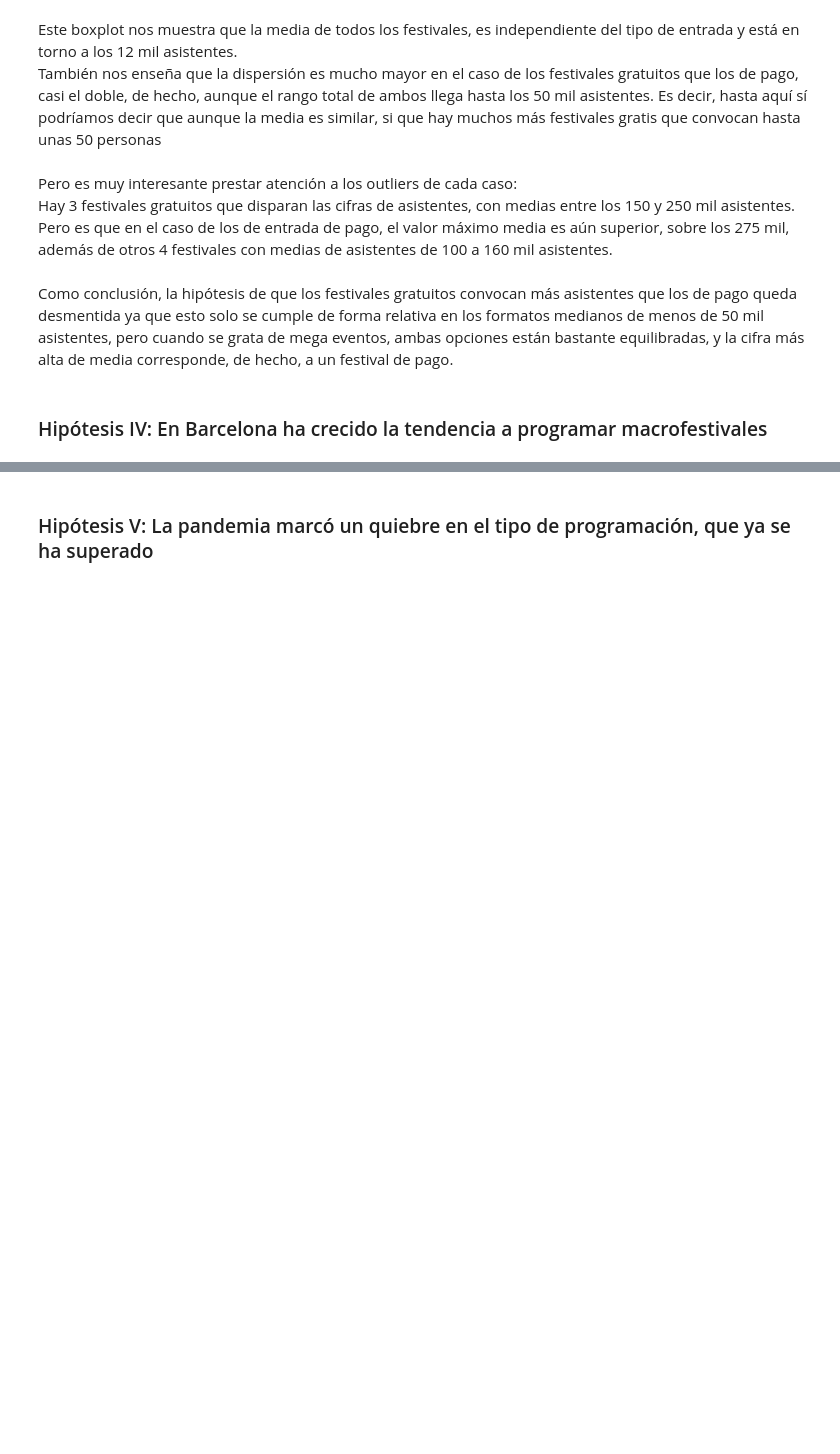
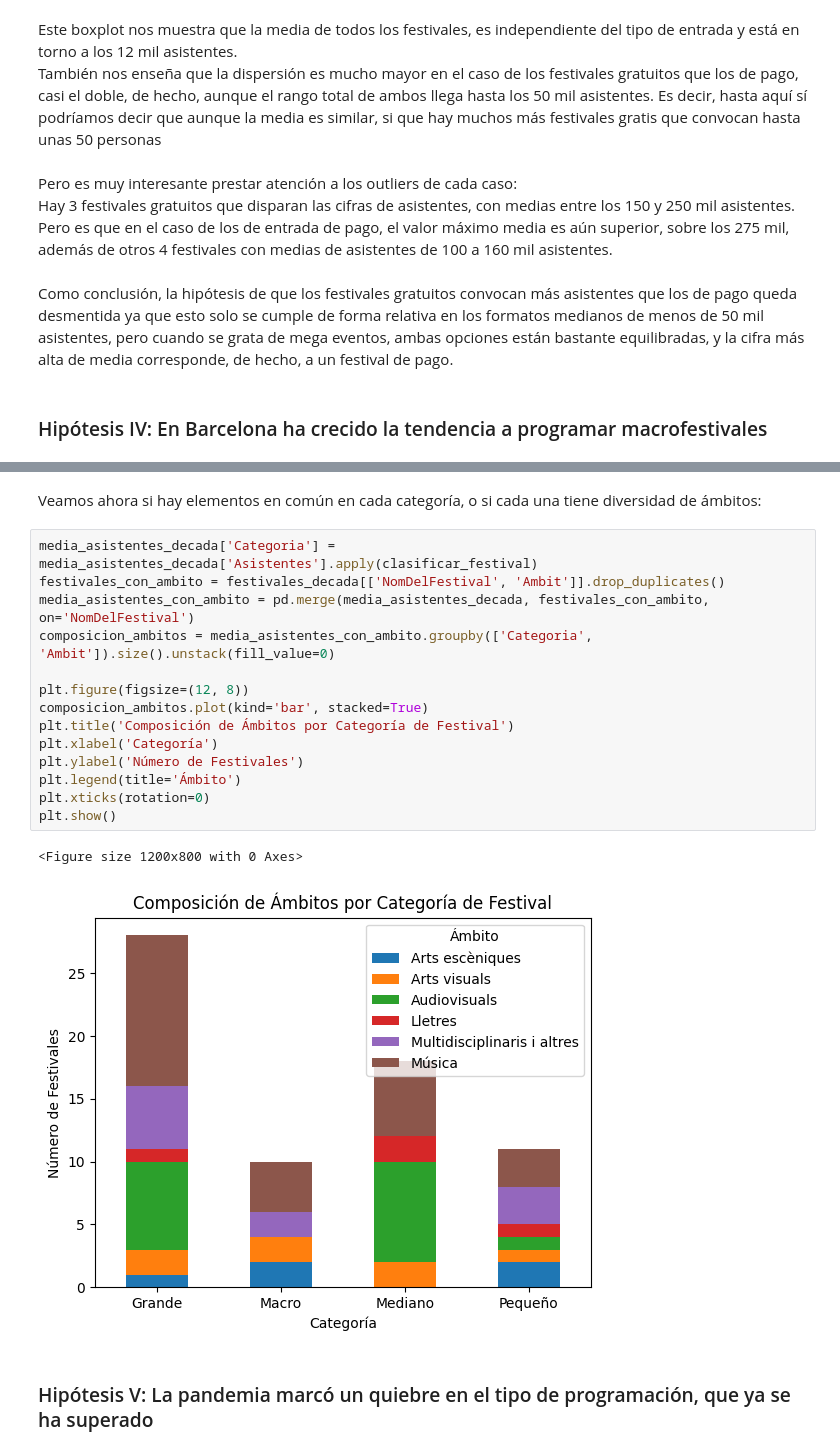
Before and after one commit to marosor/ONLINE_DS_THEBRIDGE_marosor, a Jupyter notebook: EDA/Memoria EDA.ipynb, the cells around one changed output, grey strips where cells are left out. Saved outputs shown, nothing was run; the diff lists cells and outputs as text; blank space fills up the shorter version.

```diff
--- a/EDA/Memoria EDA.ipynb
+++ b/EDA/Memoria EDA.ipynb
@@ -319,2 +374,21 @@ Como conclusión, la hipótesis de que los festivales gratuitos convocan más as
+# %% [markdown]
+Veamos ahora si hay elementos en común en cada categoría, o si cada una tiene diversidad de ámbitos:
+# %%
+media_asistentes_decada['Categoria'] = media_asistentes_decada['Asistentes'].apply(clasificar_festival)
+festivales_con_ambito = festivales_decada[['NomDelFestival', 'Ambit']].drop_duplicates()
+media_asistentes_con_ambito = pd.merge(media_asistentes_decada, festivales_con_ambito, on='NomDelFestival')
+composicion_ambitos = media_asistentes_con_ambito.groupby(['Categoria', 'Ambit']).size().unstack(fill_value=0)
+
+plt.figure(figsize=(12, 8))
+composicion_ambitos.plot(kind='bar', stacked=True)
+plt.title('Composición de Ámbitos por Categoría de Festival')
+plt.xlabel('Categoría')
+plt.ylabel('Número de Festivales')
+plt.legend(title='Ámbito')
+plt.xticks(rotation=0)
+plt.show()
+# %% [output]
+<Figure size 1200x800 with 0 Axes>
+[figure, added]
 # %% [markdown]
 ### Hipótesis V: La pandemia marcó un quiebre en el tipo de programación, que ya se ha superado
```
Also changed, not shown: parts of 7 cells of this notebook.
